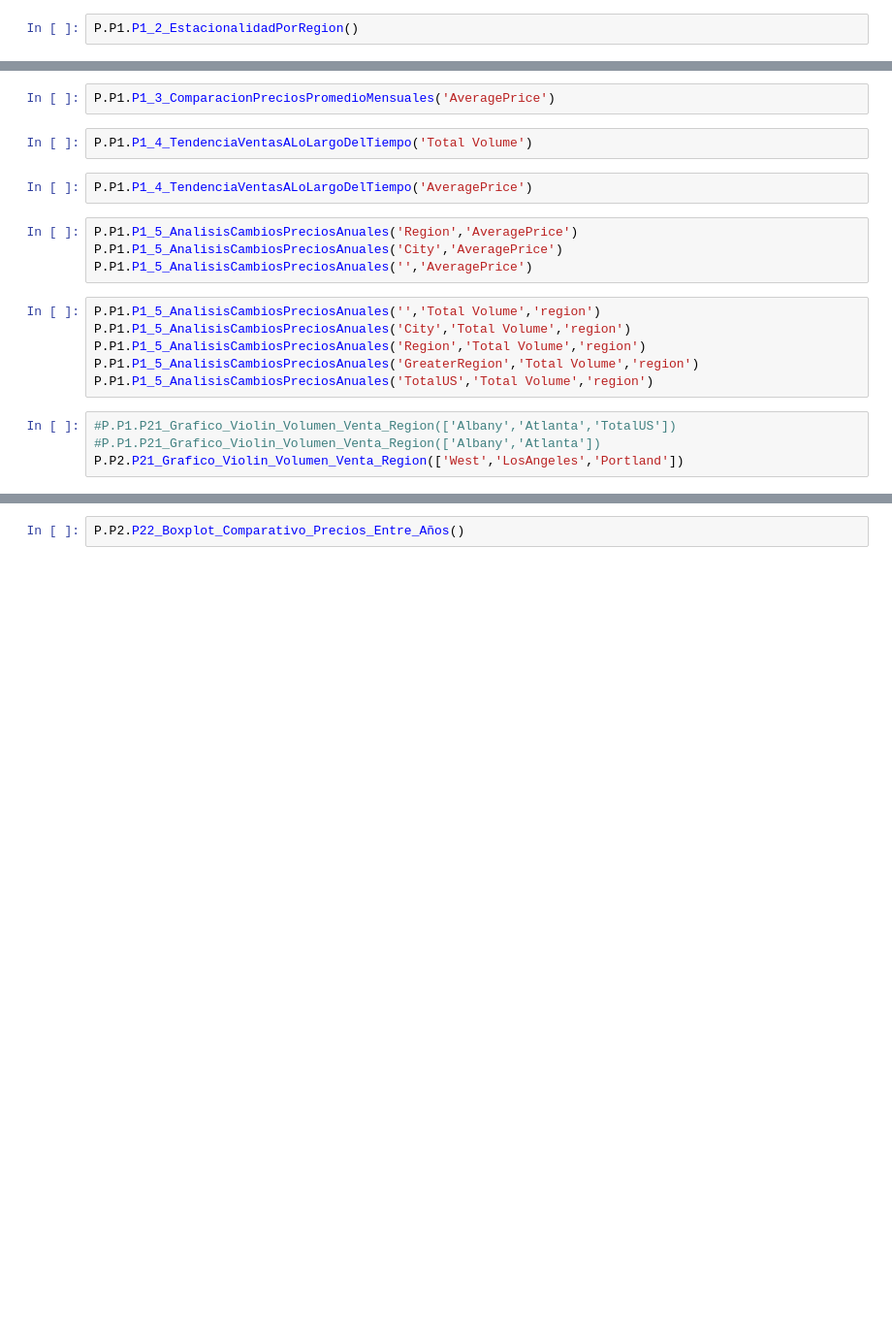
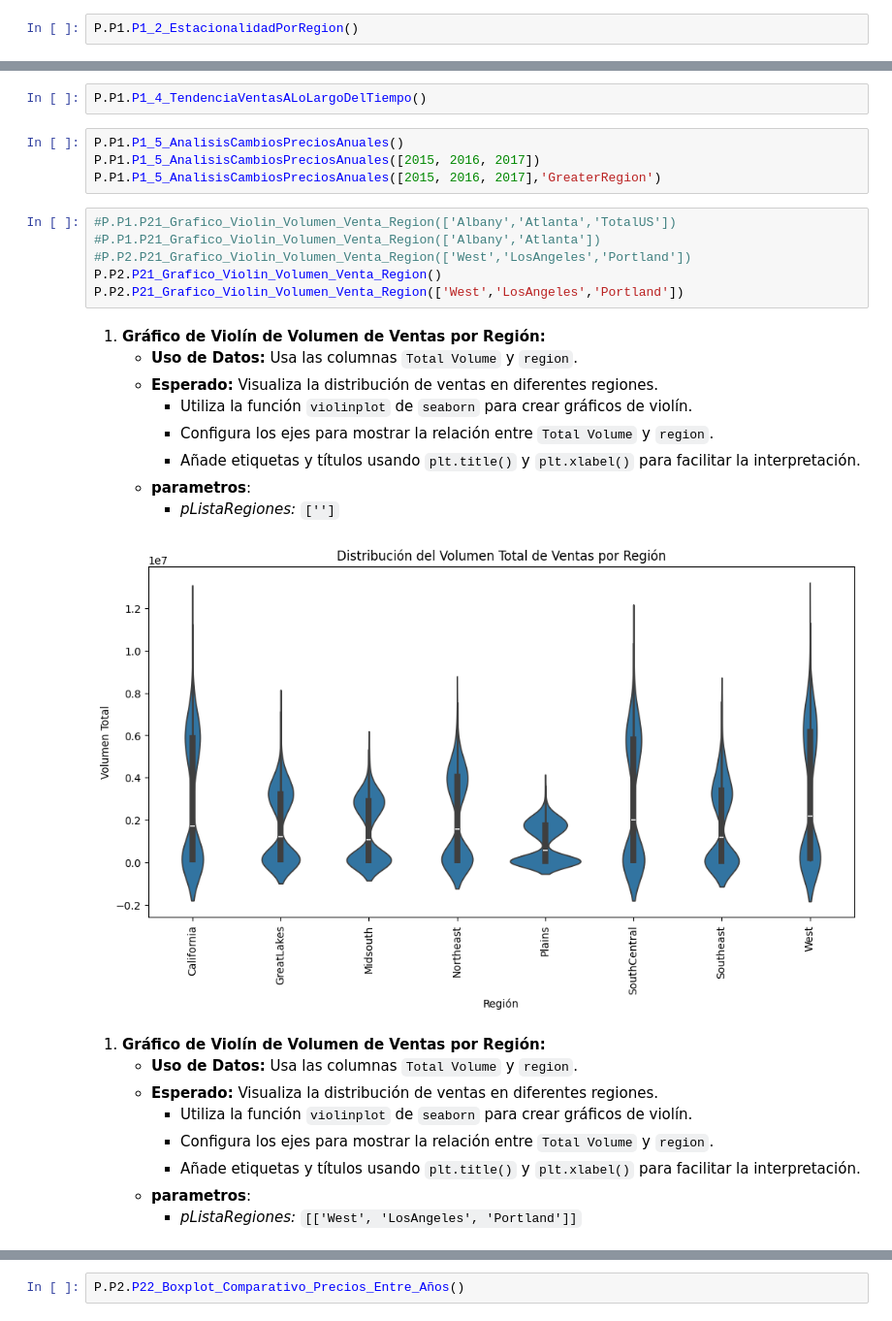
Before and after one commit to CWCreacionWeb/aguacates, a Jupyter notebook: JP_test.ipynb, the cells around one changed output, grey strips where cells are left out. Shown at 97% size. Drawn from its saved outputs; the diff is of its cells as text; blank space fills up the shorter version.

```diff
--- a/JP_test.ipynb
+++ b/JP_test.ipynb
@@ -115,20 +58,32 @@ P.P1.P1_3_ComparacionPreciosPromedioMensuales('Total Volume')
-# %%
-P.P1.P1_3_ComparacionPreciosPromedioMensuales('AveragePrice')
 # %%
-P.P1.P1_4_TendenciaVentasALoLargoDelTiempo('Total Volume')
+P.P1.P1_4_TendenciaVentasALoLargoDelTiempo()
-# %%
-P.P1.P1_4_TendenciaVentasALoLargoDelTiempo('AveragePrice')
 # %%
-P.P1.P1_5_AnalisisCambiosPreciosAnuales('Region','AveragePrice')
-P.P1.P1_5_AnalisisCambiosPreciosAnuales('City','AveragePrice')
-P.P1.P1_5_AnalisisCambiosPreciosAnuales('','AveragePrice')
+P.P1.P1_5_AnalisisCambiosPreciosAnuales()
+P.P1.P1_5_AnalisisCambiosPreciosAnuales([2015, 2016, 2017])
+P.P1.P1_5_AnalisisCambiosPreciosAnuales([2015, 2016, 2017],'GreaterRegion')
-# %%
-P.P1.P1_5_AnalisisCambiosPreciosAnuales('','Total Volume','region')
-P.P1.P1_5_AnalisisCambiosPreciosAnuales('City','Total Volume','region')
-P.P1.P1_5_AnalisisCambiosPreciosAnuales('Region','Total Volume','region')
-P.P1.P1_5_AnalisisCambiosPreciosAnuales('GreaterRegion','Total Volume','region')
-P.P1.P1_5_AnalisisCambiosPreciosAnuales('TotalUS','Total Volume','region')
 # %%
 #P.P1.P21_Grafico_Violin_Volumen_Venta_Region(['Albany','Atlanta','TotalUS'])
 #P.P1.P21_Grafico_Violin_Volumen_Venta_Region(['Albany','Atlanta'])
+#P.P2.P21_Grafico_Violin_Volumen_Venta_Region(['West','LosAngeles','Portland'])
+P.P2.P21_Grafico_Violin_Volumen_Venta_Region()
 P.P2.P21_Grafico_Violin_Volumen_Venta_Region(['West','LosAngeles','Portland'])
+# %% [output]
+
+1. **Gráfico de Violín de Volumen de Ventas por Región:**
+   - **Uso de Datos:** Usa las columnas `Total Volume` y `region`.
+   - **Esperado:** Visualiza la distribución de ventas en diferentes regiones.
+     - Utiliza la función `violinplot` de `seaborn` para crear gráficos de violín.
+     - Configura los ejes para mostrar la relación entre `Total Volume` y `region`.
+     - Añade etiquetas y títulos usando `plt.title()` y `plt.xlabel()` para facilitar la interpretación.
+    - **parametros**:
+         - *pListaRegiones:*	`['']`
+[figure, added]
+
+1. **Gráfico de Violín de Volumen de Ventas por Región:**
+   - **Uso de Datos:** Usa las columnas `Total Volume` y `region`.
+   - **Esperado:** Visualiza la distribución de ventas en diferentes regiones.
+     - Utiliza la función `violinplot` de `seaborn` para crear gráficos de violín.
+     - Configura los ejes para mostrar la relación entre `Total Volume` y `region`.
+     - Añade etiquetas y títulos usando `plt.title()` y `plt.xlabel()` para facilitar la interpretación.
+    - **parametros**:
+         - *pListaRegiones:*	`[['West', 'LosAngeles', 'Portland']]`
```
Also changed, not shown: parts of 9 cells of this notebook, 4 other files.
